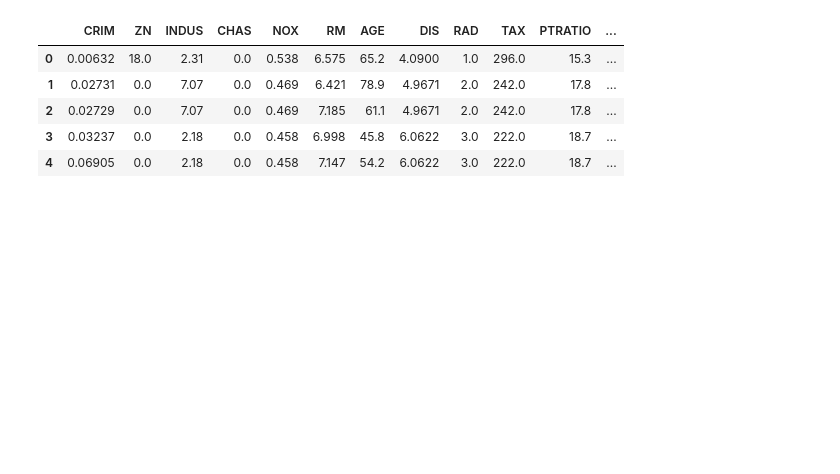
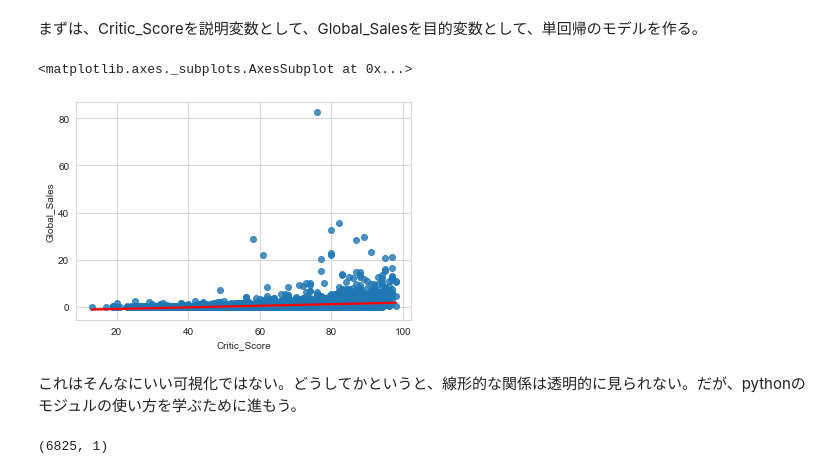
Before and after one commit to GLOrozcoM/Data_Science_Projects, a Jupyter notebook: ビデオゲームのデータ/線形回帰のモデルの遊び.ipynb, the cells around one changed output. Drawn from its saved outputs; the diff is of its cells as text; code cells hidden in the pictures; blank space fills up the shorter version.

```diff
--- a/ビデオゲームのデータ/線形回帰のモデルの遊び.ipynb
+++ b/ビデオゲームのデータ/線形回帰のモデルの遊び.ipynb
@@ -47,9 +21,11 @@ boston_df['Price'] = DataFrame(boston.target)
-# %%
-boston_df.head()
-# %% [output]
-|  | CRIM | ZN | INDUS | CHAS | NOX | RM | AGE | DIS | RAD | TAX | PTRATIO | ... |
-| 0 | 0.00632 | 18.0 | 2.31 | 0.0 | 0.538 | 6.575 | 65.2 | 4.0900 | 1.0 | 296.0 | 15.3 | ... |
-| 1 | 0.02731 | 0.0 | 7.07 | 0.0 | 0.469 | 6.421 | 78.9 | 4.9671 | 2.0 | 242.0 | 17.8 | ... |
-| 2 | 0.02729 | 0.0 | 7.07 | 0.0 | 0.469 | 7.185 | 61.1 | 4.9671 | 2.0 | 242.0 | 17.8 | ... |
-| 3 | 0.03237 | 0.0 | 2.18 | 0.0 | 0.458 | 6.998 | 45.8 | 6.0622 | 3.0 | 222.0 | 18.7 | ... |
-| 4 | 0.06905 | 0.0 | 2.18 | 0.0 | 0.458 | 7.147 | 54.2 | 6.0622 | 3.0 | 222.0 | 18.7 | ... |
+# %% [markdown]
+まずは、Critic_Scoreを説明変数として、Global_Salesを目的変数として、単回帰のモデルを作る。
+# %%
+sns.set_style("whitegrid")
+# %%
+sns.regplot('Critic_Score', 'Global_Sales', fit_reg = True, data = games, line_kws = {'color': 'red'})
+# %% [output]
+<matplotlib.axes._subplots.AxesSubplot at 0x...>
+[figure, added]
+# %% [markdown]
+これはそんなにいい可視化ではない。どうしてかというと、線形的な関係は透明的に見られない。だが、pythonのモジュルの使い方を学ぶために進もう。
@@ -55,0 +36,4 @@ boston_df.head()
+# %%
+X.shape
+# %% [output]
+(6825, 1)
```
Also changed, not shown: parts of 19 cells of this notebook.
